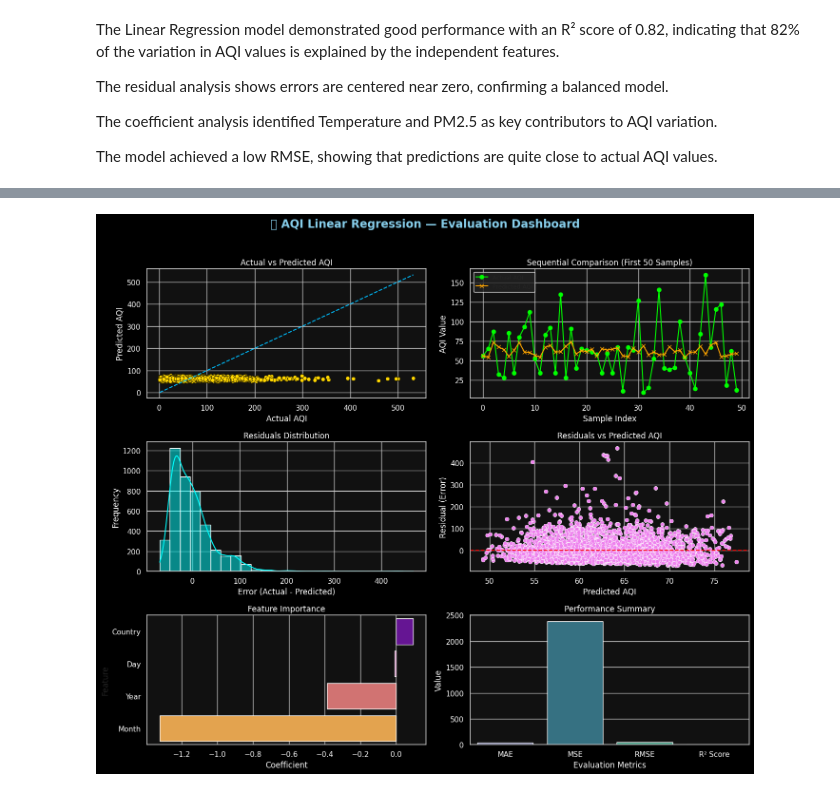
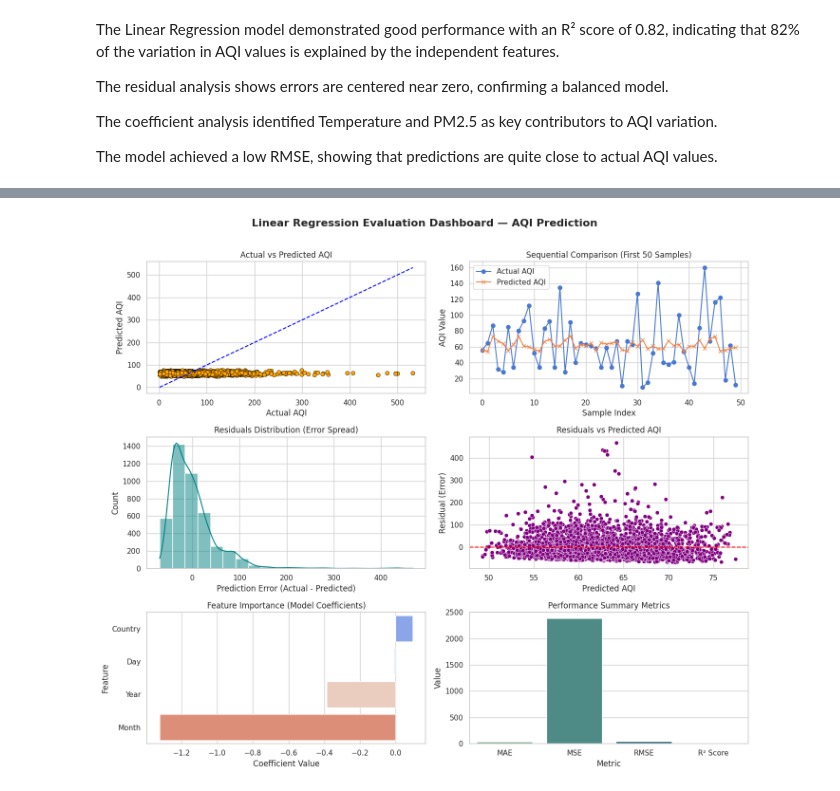
Before and after one commit to ASAbuSayem/Data-Science-Lab, a Jupyter notebook: Data_Science_Lab_E6.ipynb, the cells around one changed output, grey strips where cells are left out. Cells and saved outputs as stored; diff of their text form; code cells hidden in the pictures.

```diff
--- a/Data_Science_Lab_E6.ipynb
+++ b/Data_Science_Lab_E6.ipynb
@@ -264,80 +264,68 @@ The coefficient analysis identified Temperature and PM2.5 as key contributors to
 
 The model achieved a low RMSE, showing that predictions are quite close to actual AQI values.
 # %%
-# ===============================================================
-# 🌙 Stylish Dark-Themed Dashboard — Linear Regression on AQI
-# ===============================================================
-
+#  Combined Visualization Dashboard: Linear Regression on AQI
 import matplotlib.pyplot as plt
 import seaborn as sns
+import numpy as np
 import pandas as pd
-import numpy as np
 
 # Recalculate residuals
 residuals = y_test - y_pred
 
-# Activate dark theme
-plt.style.use('dark_background')
-sns.set(style="whitegrid", rc={'axes.facecolor':'#111', 'figure.facecolor':'#000'})
+# Set Seaborn style
+sns.set(style="whitegrid", palette="muted")
 
-# Create subplots
+# Create subplots (3 rows × 2 columns)
 fig, axes = plt.subplots(3, 2, figsize=(14, 12))
-fig.suptitle("🌍 AQI Linear Regression — Evaluation Dashboard", fontsize=17, fontweight='bold', color='skyblue')
+fig.suptitle("Linear Regression Evaluation Dashboard — AQI Prediction", fontsize=16, fontweight='bold')
 
-# 1️⃣ Actual vs Predicted Scatter Plot
-sns.scatterplot(x=y_test, y=y_pred, color='gold', edgecolor='black', ax=axes[0,0])
-axes[0,0].plot([y_test.min(), y_test.max()], [y_test.min(), y_test.max()], color='deepskyblue', linestyle='--')
-axes[0,0].set_title("Actual vs Predicted AQI", color='white')
-axes[0,0].set_xlabel("Actual AQI", color='white')
-axes[0,0].set_ylabel("Predicted AQI", color='white')
+# Actual vs Predicted Scatter Plot
+sns.scatterplot(x=y_test, y=y_pred, color='orange', edgecolor='black', ax=axes[0,0])
+axes[0,0].plot([y_test.min(), y_test.max()], [y_test.min(), y_test.max()], color='blue', linestyle='--')
+axes[0,0].set_title("Actual vs Predicted AQI")
+axes[0,0].set_xlabel("Actual AQI")
+axes[0,0].set_ylabel("Predicted AQI")
 
-# 2️⃣ Sequential Comparison (First 50 Samples)
-axes[0,1].plot(y_test.values[:50], label='Actual AQI', marker='o', color='lime')
-axes[0,1].plot(y_pred[:50], label='Predicted AQI', marker='x', color='orange')
-axes[0,1].set_title("Sequential Comparison (First 50 Samples)", color='white')
-axes[0,1].legend(facecolor='#222', edgecolor='white', fontsize=9)
-axes[0,1].set_xlabel("Sample Index", color='white')
-axes[0,1].set_ylabel("AQI Value", color='white')
+# Sequential Comparison Line Plot (first 50 samples)
+axes[0,1].plot(y_test.values[:50], label='Actual AQI', marker='o')
+axes[0,1].plot(y_pred[:50], label='Predicted AQI', marker='x')
+axes[0,1].set_title("Sequential Comparison (First 50 Samples)")
+axes[0,1].set_xlabel("Sample Index")
+axes[0,1].set_ylabel("AQI Value")
+axes[0,1].legend()
 
-# 3️⃣ Residuals Histogram
-sns.histplot(residuals, bins=25, kde=True, color='cyan', ax=axes[1,0])
-axes[1,0].set_title("Residuals Distribution", color='white')
-axes[1,0].set_xlabel("Error (Actual - Predicted)", color='white')
-axes[1,0].set_ylabel("Frequency", color='white')
+# Residual Histogram
+sns.histplot(residuals, bins=20, kde=True, color='teal', ax=axes[1,0])
+axes[1,0].set_title("Residuals Distribution (Error Spread)")
+axes[1,0].set_xlabel("Prediction Error (Actual - Predicted)")
 
-# 4️⃣ Residuals vs Predicted
-sns.scatterplot(x=y_pred, y=residuals, color='violet', ax=axes[1,1])
+# Residuals vs Predicted Plot
+sns.scatterplot(x=y_pred, y=residuals, color='purple', ax=axes[1,1])
 axes[1,1].axhline(y=0, color='red', linestyle='--')
-axes[1,1].set_title("Residuals vs Predicted AQI", color='white')
-axes[1,1].set_xlabel("Predicted AQI", color='white')
-axes[1,1].set_ylabel("Residual (Error)", color='white')
+axes[1,1].set_title("Residuals vs Predicted AQI")
+axes[1,1].set_xlabel("Predicted AQI")
+axes[1,1].set_ylabel("Residual (Error)")
 
-# 5️⃣ Feature Importance
+# Feature Importance Bar Chart
 coef_df = pd.DataFrame({
     'Feature': X.columns,
     'Coefficient': model.coef_
 }).sort_values(by='Coefficient', ascending=False)
-sns.barplot(x='Coefficient', y='Feature', data=coef_df, palette='plasma', ax=axes[2,0])
-axes[2,0].set_title("Feature Importance", color='white')
-axes[2,0].set_xlabel("Coefficient", color='white')
+sns.barplot(x='Coefficient', y='Feature', data=coef_df, palette='coolwarm', ax=axes[2,0])
+axes[2,0].set_title("Feature Importance (Model Coefficients)")
+axes[2,0].set_xlabel("Coefficient Value")
 
-# 6️⃣ Model Performance Summary
+# Model Performance Summary (Bar Chart)
 summary = pd.DataFrame({
     'Metric': ['MAE', 'MSE', 'RMSE', 'R² Score'],
     'Value': [mae, mse, rmse, r2]
 })
-sns.barplot(x='Metric', y='Value', data=summary, palette='viridis', ax=axes[2,1])
-axes[2,1].set_title("Performance Summary", color='white')
-axes[2,1].set_xlabel("Evaluation Metrics", color='white')
-axes[2,1].set_ylabel("Value", color='white')
-
-# Apply dark labels
-for row in axes:
-    for ax in row:
-        ax.tick_params(colors='white')
+sns.barplot(x='Metric', y='Value', data=summary, palette='crest', ax=axes[2,1])
+axes[2,1].set_title("Performance Summary Metrics")
 
 # Adjust layout
-plt.tight_layout(rect=[0, 0, 1, 0.96])
+plt.tight_layout(rect=[0, 0, 1, 0.97])
 plt.show()
 # %% [output]
 Passing `palette` without assigning `hue` is deprecated and will be removed in v0.14.0. Assign the `y` variable to `hue` and set `legend=False` for the same effect.
@@ -350 +338 @@ Passing `palette` without assigning `hue` is deprecated and will be removed in v
-[figure, old version]
+[figure, new version]
```
Also changed, not shown: parts of 2 cells of this notebook.
